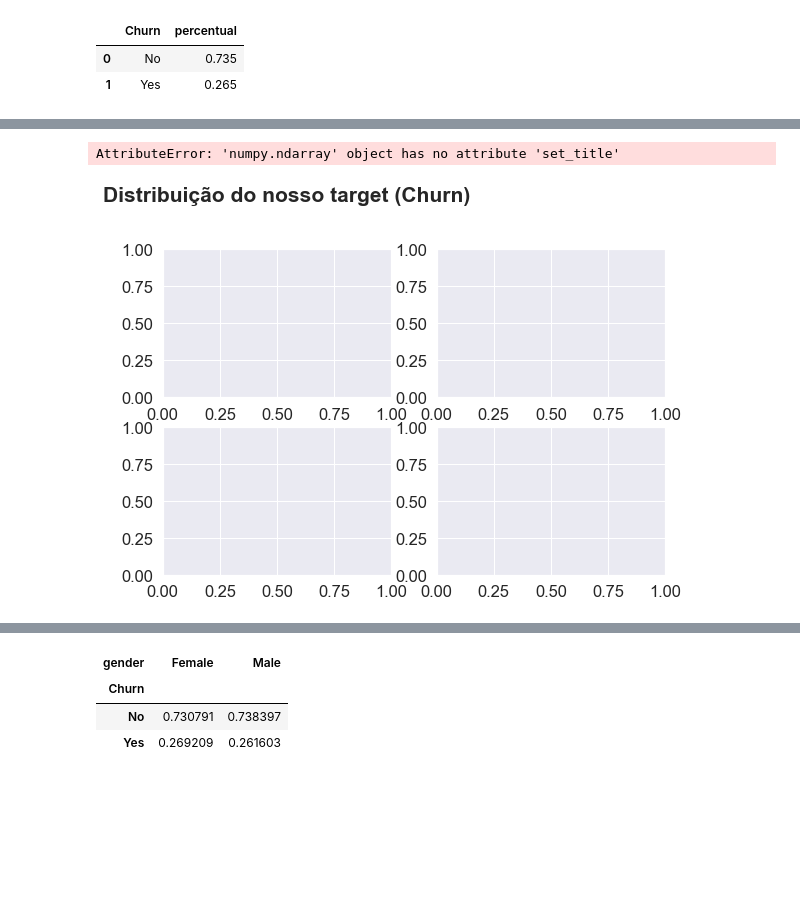
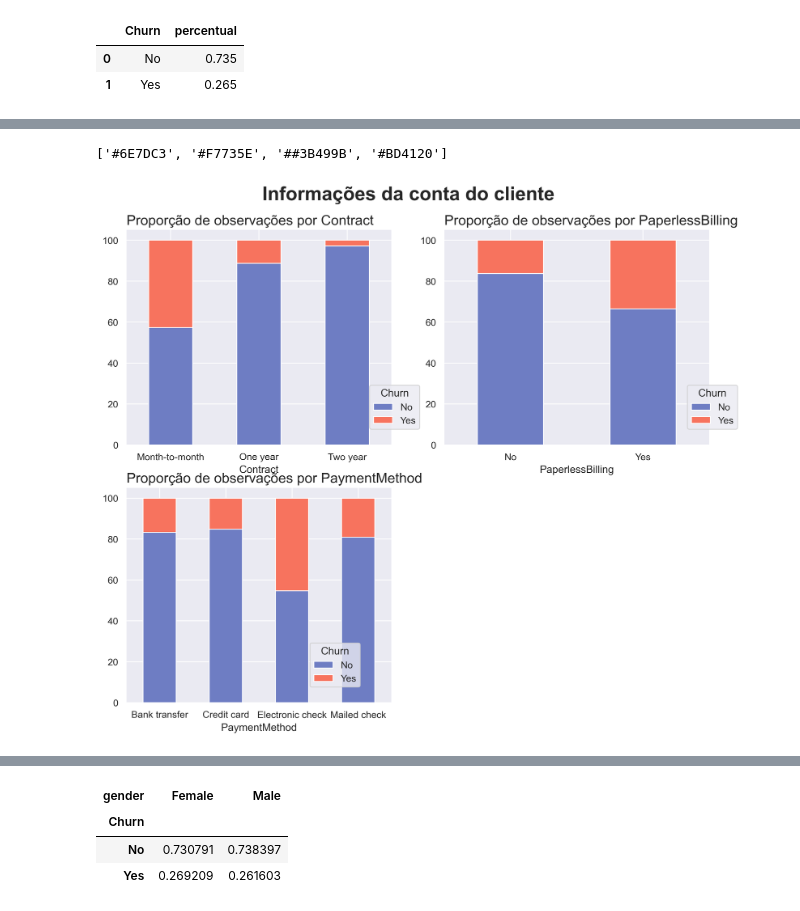
Before and after one commit to olucaslopes/customer-churn-analysis, a Jupyter notebook: EDA.ipynb, the cells around one changed output, grey strips where cells are left out. Drawn from its saved outputs; the diff is of its cells as text; code cells hidden in the pictures; blank space fills up the shorter version.

Commit message:
Improve EDA Charts

```diff
--- a/EDA.ipynb
+++ b/EDA.ipynb
@@ -6,11 +6,12 @@ import numpy as np
 # Para visualização dos dados
 import matplotlib.pyplot as plt
 import seaborn as sns
-sns.set(font_scale=1.5)
+sns.set(font_scale=1)
 
 # Para calcular métricas
 from sklearn.metrics import accuracy_score, precision_score, recall_score, f1_score
 from sklearn.metrics import confusion_matrix
+import math
 # %%
 df = pd.read_csv('data/WA_Fn-UseC_-Telco-Customer-Churn.csv')
 df.head()
@@ -168,9 +169,9 @@ churn_percents
 # %%
 import matplotlib.ticker as mtick
 # %%
-fig, ax = plt.subplots(1, 1, figsize=(9,6))
+fig, ax = plt.subplots(1, 1, figsize=(9,6), dpi=300)
 fig.suptitle('Distribuição do nosso target (Churn)', weight='bold', horizontalalignment='right', y=1.025, x=0.60, fontsize=21)
 ax.set_title('Encontramos um dataset desbalanceado', pad=20, horizontalalignment='right', fontsize=16)
 ax.yaxis.set_major_formatter(mtick.PercentFormatter(xmax=1))
-sns.barplot(data=churn_percents, x='Churn', y='percentual', ax=ax);
+sns.barplot(data=churn_percents, x='Churn', y='percentual', ax=ax, palette=['#6E7DC3', '#F7735E', '#3B499B', '#BD4120']);
 # %% [output]
@@ -178,8 +236,14 @@ sns.barplot(data=churn_percents, x='Churn', y='percentual', ax=ax);
+# %%
+# Colors
+['#6E7DC3', '#F7735E', '##3B499B', '#BD4120']
+# %% [output]
+['#6E7DC3', '#F7735E', '##3B499B', '#BD4120']
 # %%
-fig, ax = plt.subplots(2, 2, figsize=(9,6))
-fig.suptitle('Informação demográfica', weight='bold', horizontalalignment='right', y=1.025, x=0.60, fontsize=21)
-ax.set_title('Encontramos um dataset desbalanceado', pad=20, horizontalalignment='right', fontsize=16)
-sns.barplot(data=churn_percents, x='Churn', y='percentual', ax=ax);
+
+# customer account column names
+account_columns = ['Contract', 'PaperlessBilling', 'PaymentMethod']
+
+# stacked plot of customer account columns
+percentage_stacked_plot(account_columns, 'Informações da conta do cliente')
 # %% [output]
-AttributeError: 'numpy.ndarray' object has no attribute 'set_title'
-[figure, old version]
+[figure, new version]
```
Also changed, not shown: parts of 11 cells of this notebook.
